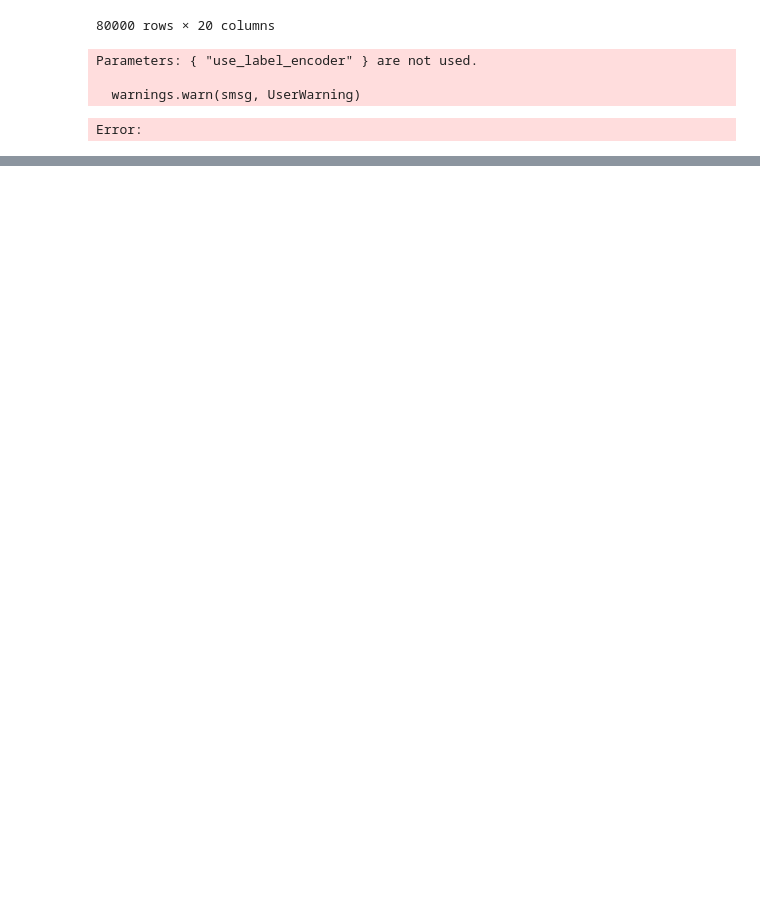
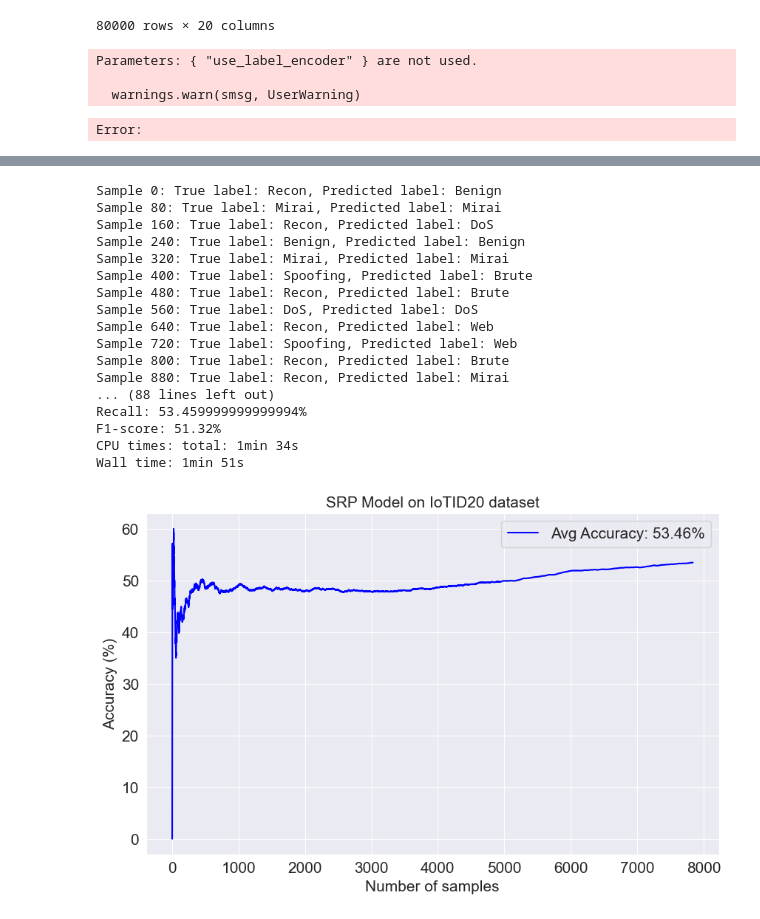
Before and after one commit to masterrlv/Capstone, a Jupyter notebook: new_multi.ipynb, the cells around one changed output, grey strips where cells are left out. Saved outputs shown, nothing was run; the diff lists cells and outputs as text; code cells hidden in the pictures; blank space fills up the shorter version.

```diff
--- a/new_multi.ipynb
+++ b/new_multi.ipynb
@@ -84,0 +213,26 @@ Error:
+# %%
+%%time
+# Use the Hoeffding Tree (HT) model
+name5 = "SRP Model"
+model5 = ensemble.SRPClassifier() # Define the model
+t, m5 = adaptive_learning(model5, X_train, y_train, X_test, y_test) # Learn the model on the dataset
+acc_fig(t, m5, name5) # Draw the figure of how the real-time accuracy changes with the number of samples
+# %% [output]
+Sample 0: True label: Recon, Predicted label: Benign
+Sample 80: True label: Mirai, Predicted label: Mirai
+Sample 160: True label: Recon, Predicted label: DoS
+Sample 240: True label: Benign, Predicted label: Benign
+Sample 320: True label: Mirai, Predicted label: Mirai
+Sample 400: True label: Spoofing, Predicted label: Brute
+Sample 480: True label: Recon, Predicted label: Brute
+Sample 560: True label: DoS, Predicted label: DoS
+Sample 640: True label: Recon, Predicted label: Web
+Sample 720: True label: Spoofing, Predicted label: Web
+Sample 800: True label: Recon, Predicted label: Brute
+Sample 880: True label: Recon, Predicted label: Mirai
+... (88 lines left out)
+Recall: 53.459999999999994%
+F1-score: 51.32%
+CPU times: total: 1min 34s
+Wall time: 1min 51s
+[figure, added]
```
Also changed, not shown: parts of 9 cells of this notebook, 42 other files.
